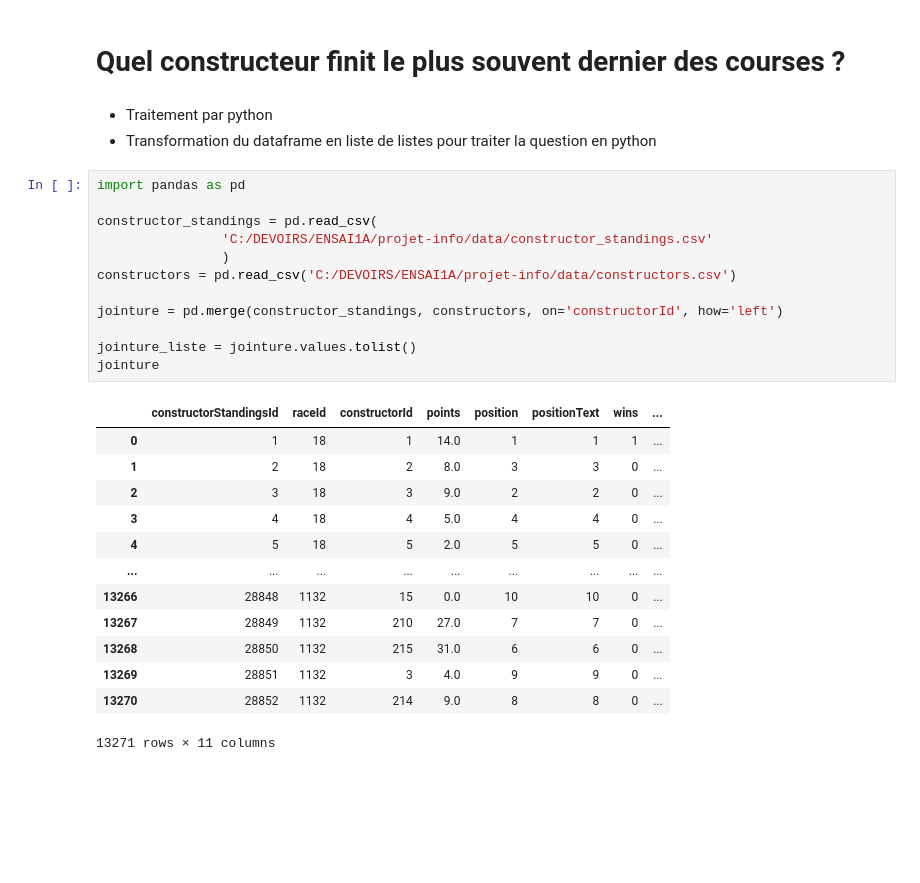
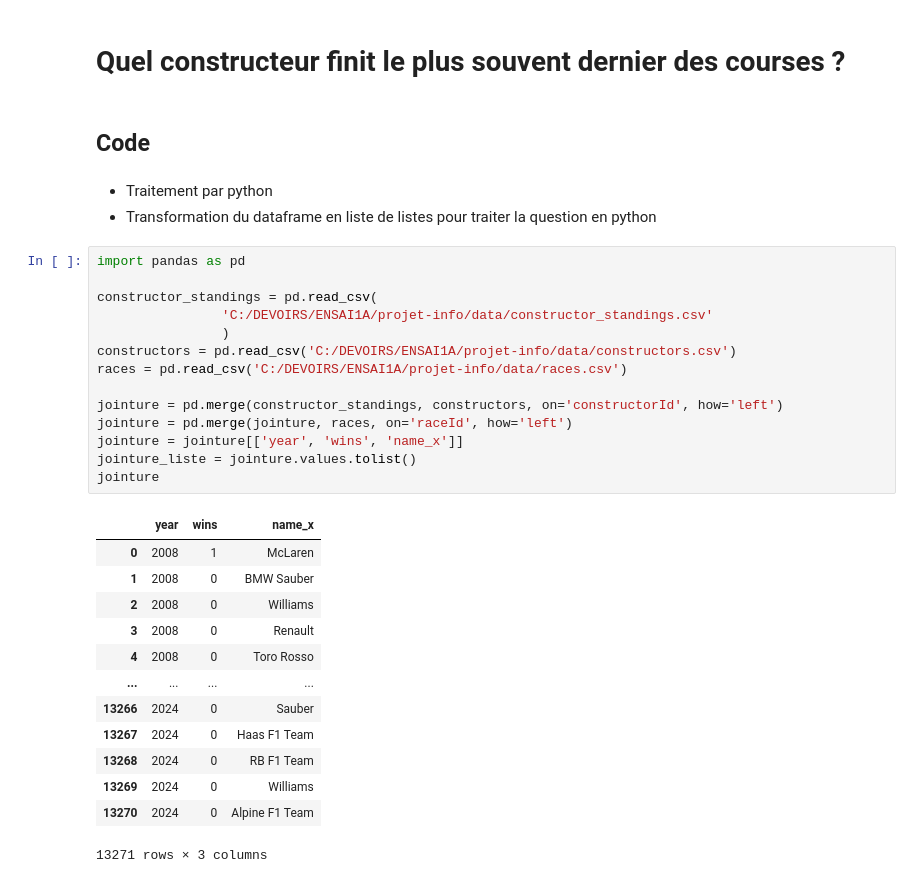
Before and after one commit to JasminNeveu5/projet-info, a Jupyter notebook: questions_obligatoires/Q_justine_premier_constructeur.ipynb, the cells around one changed output. Cells and saved outputs as stored; diff of their text form; blank space fills up the shorter version.

```diff
--- a/questions_obligatoires/Q_justine_premier_constructeur.ipynb
+++ b/questions_obligatoires/Q_justine_premier_constructeur.ipynb
@@ -1,31 +1,35 @@
 # %% [markdown]
 # Quel constructeur finit le plus souvent dernier des courses ?
+# %% [markdown]
+## Code
 # %% [markdown]
 * Traitement par python
 * Transformation du dataframe en liste de listes pour traiter la question en python
 # %%
 import pandas as pd
 
 constructor_standings = pd.read_csv(
                 'C:/DEVOIRS/ENSAI1A/projet-info/data/constructor_standings.csv'
                 )
 constructors = pd.read_csv('C:/DEVOIRS/ENSAI1A/projet-info/data/constructors.csv')
+races = pd.read_csv('C:/DEVOIRS/ENSAI1A/projet-info/data/races.csv')
 
 jointure = pd.merge(constructor_standings, constructors, on='constructorId', how='left')
-
+jointure = pd.merge(jointure, races, on='raceId', how='left')
+jointure = jointure[['year', 'wins', 'name_x']]
 jointure_liste = jointure.values.tolist()
 jointure
 # %% [output]
-|  | constructorStandingsId | raceId | constructorId | points | position | positionText | wins | ... |
-| 0 | 1 | 18 | 1 | 14.0 | 1 | 1 | 1 | ... |
-| 1 | 2 | 18 | 2 | 8.0 | 3 | 3 | 0 | ... |
-| 2 | 3 | 18 | 3 | 9.0 | 2 | 2 | 0 | ... |
-| 3 | 4 | 18 | 4 | 5.0 | 4 | 4 | 0 | ... |
-| 4 | 5 | 18 | 5 | 2.0 | 5 | 5 | 0 | ... |
-| ... | ... | ... | ... | ... | ... | ... | ... | ... |
-| 13266 | 28848 | 1132 | 15 | 0.0 | 10 | 10 | 0 | ... |
-| 13267 | 28849 | 1132 | 210 | 27.0 | 7 | 7 | 0 | ... |
-| 13268 | 28850 | 1132 | 215 | 31.0 | 6 | 6 | 0 | ... |
-| 13269 | 28851 | 1132 | 3 | 4.0 | 9 | 9 | 0 | ... |
-| 13270 | 28852 | 1132 | 214 | 9.0 | 8 | 8 | 0 | ... |
+|  | year | wins | name_x |
+| 0 | 2008 | 1 | McLaren |
+| 1 | 2008 | 0 | BMW Sauber |
+| 2 | 2008 | 0 | Williams |
+| 3 | 2008 | 0 | Renault |
+| 4 | 2008 | 0 | Toro Rosso |
+| ... | ... | ... | ... |
+| 13266 | 2024 | 0 | Sauber |
+| 13267 | 2024 | 0 | Haas F1 Team |
+| 13268 | 2024 | 0 | RB F1 Team |
+| 13269 | 2024 | 0 | Williams |
+| 13270 | 2024 | 0 | Alpine F1 Team |
-13271 rows × 11 columns
+13271 rows × 3 columns
```
Also changed, not shown: parts of 8 cells of this notebook.
